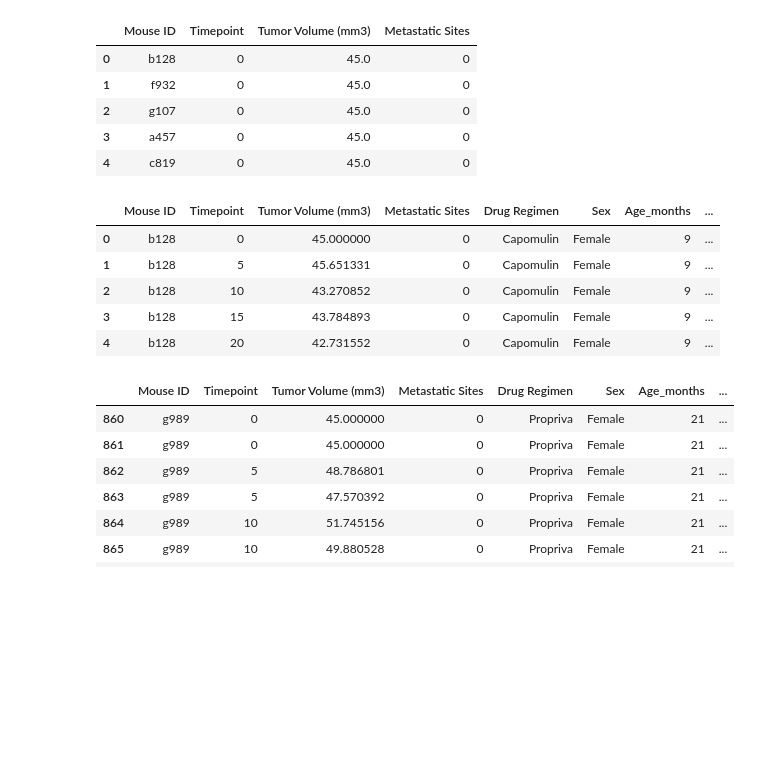
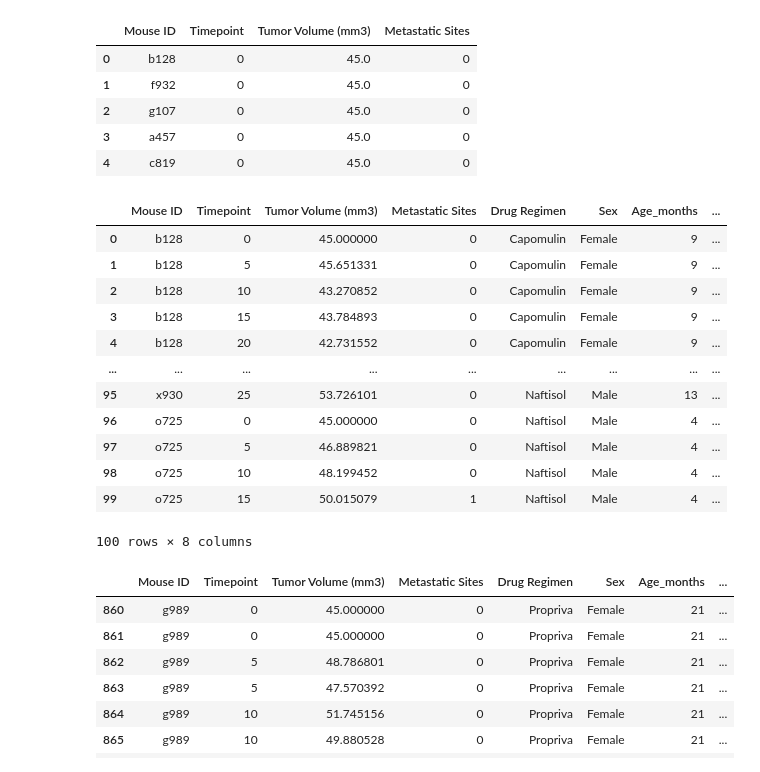
Before and after one commit to mel-c-lowe/MatPlotLib_Homework_05, a Jupyter notebook: Pymaceuticals.ipynb, the cells around one changed output. Cells and saved outputs as stored; diff of their text form; code cells hidden in the pictures; blank space fills up the shorter version.

Commit message:
Fixed a non-differentiated drug regiment column.  Just had to reset the kernal, of course.

```diff
--- a/Pymaceuticals.ipynb
+++ b/Pymaceuticals.ipynb
@@ -32,14 +32,22 @@ study_results_master.head()
 # %%
 # Merge the dataframes
 compiled_data_master = pd.merge(study_results_master, mouse_metadata_master, on="Mouse ID")
-compiled_data_master.head()
+compiled_data_master.head(100)
+# Ok, differentiated drugs are here
 # %% [output]
 |  | Mouse ID | Timepoint | Tumor Volume (mm3) | Metastatic Sites | Drug Regimen | Sex | Age_months | ... |
 | 0 | b128 | 0 | 45.000000 | 0 | Capomulin | Female | 9 | ... |
 | 1 | b128 | 5 | 45.651331 | 0 | Capomulin | Female | 9 | ... |
 | 2 | b128 | 10 | 43.270852 | 0 | Capomulin | Female | 9 | ... |
 | 3 | b128 | 15 | 43.784893 | 0 | Capomulin | Female | 9 | ... |
 | 4 | b128 | 20 | 42.731552 | 0 | Capomulin | Female | 9 | ... |
+| ... | ... | ... | ... | ... | ... | ... | ... | ... |
+| 95 | x930 | 25 | 53.726101 | 0 | Naftisol | Male | 13 | ... |
+| 96 | o725 | 0 | 45.000000 | 0 | Naftisol | Male | 4 | ... |
+| 97 | o725 | 5 | 46.889821 | 0 | Naftisol | Male | 4 | ... |
+| 98 | o725 | 10 | 48.199452 | 0 | Naftisol | Male | 4 | ... |
+| 99 | o725 | 15 | 50.015079 | 1 | Naftisol | Male | 4 | ... |
+100 rows × 8 columns
 # %%
 # Confirm each row is unique
 # Many thanks to Stephanie Richards for her help!
```
Also changed, not shown: parts of 4 cells of this notebook.
